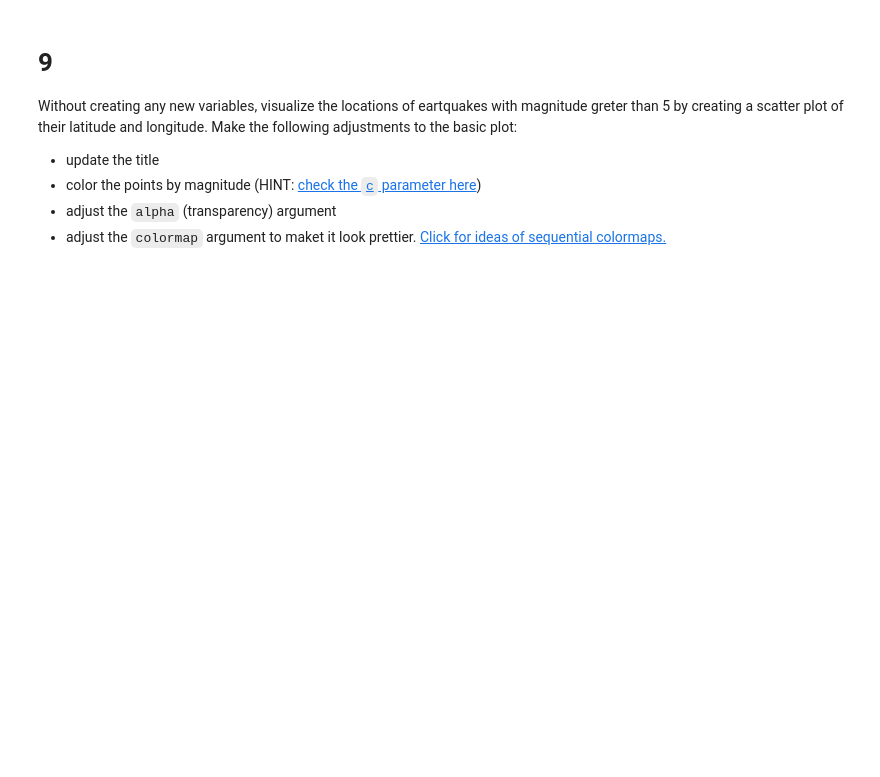
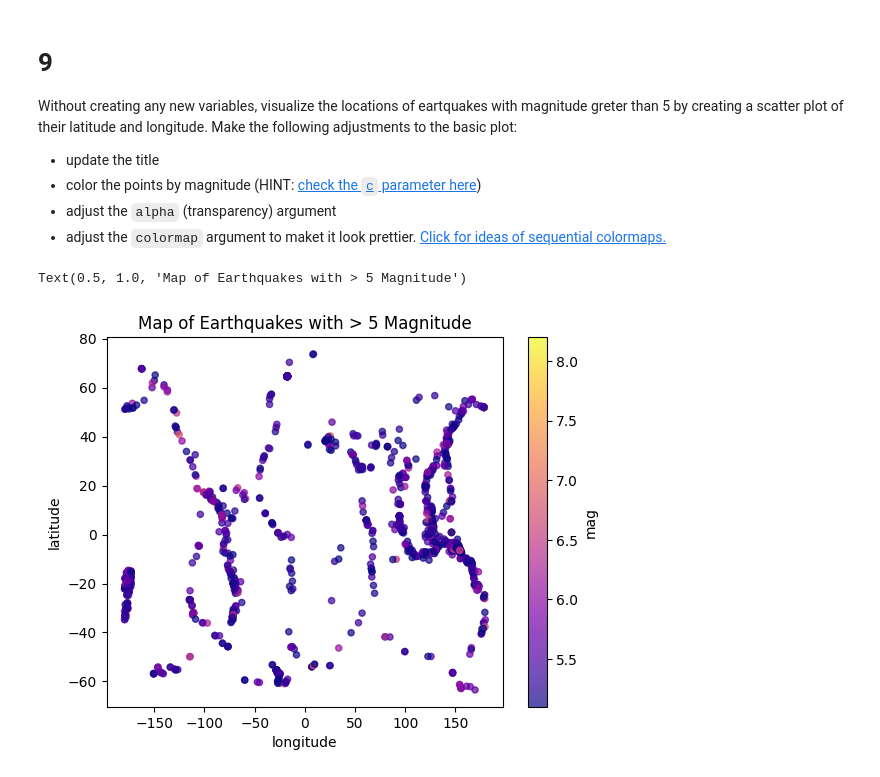
Before and after one commit to ceh58/eds220-hwk1, a Jupyter notebook: hwk1-task3-earthquakes.ipynb, the cells around one changed output. Saved outputs shown, nothing was run; the diff lists cells and outputs as text; code cells hidden in the pictures; blank space fills up the shorter version.

```diff
--- a/hwk1-task3-earthquakes.ipynb
+++ b/hwk1-task3-earthquakes.ipynb
@@ -239,5 +239,12 @@ Without creating any new variables, visualize the locations of eartquakes with m
 - color the points by magnitude (HINT: [check the `c` parameter here](https://pandas.pydata.org/pandas-docs/stable/reference/api/pandas.DataFrame.plot.scatter.html))
 - adjust the `alpha` (transparency) argument
 - adjust the `colormap` argument to maket it look prettier. [Click for ideas of sequential colormaps.](https://matplotlib.org/stable/users/explain/colors/colormaps.html)
+# %%
+eqk[eqk['mag'] > 5].plot.scatter(x = "longitude", y = "latitude",
+                                 c = "mag", alpha = 0.7, colormap = "plasma")
+plt.title("Map of Earthquakes with > 5 Magnitude")
+# %% [output]
+Text(0.5, 1.0, 'Map of Earthquakes with > 5 Magnitude')
+[figure, added]
 # %% [markdown]
 <!-- END QUESTION -->
```
Also changed, not shown: parts of 4 cells of this notebook.
